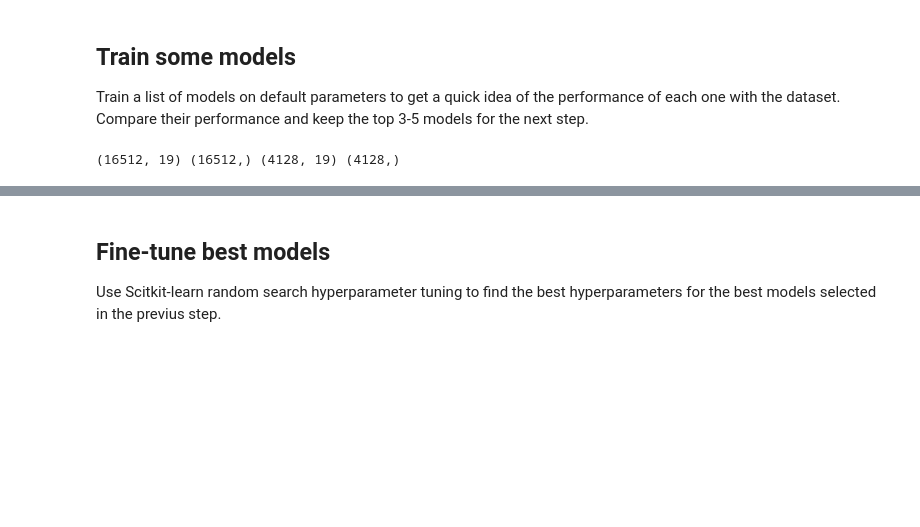
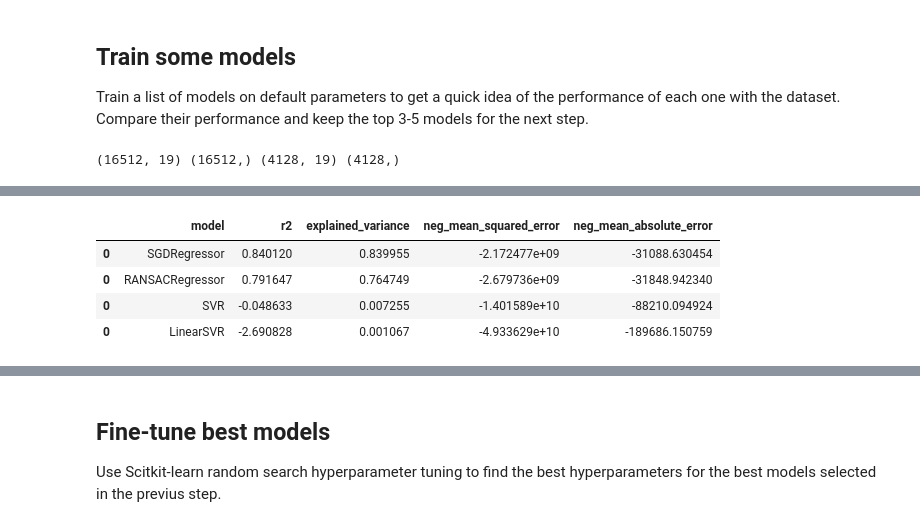
Before and after one commit to mikongame/California-Housing-Prices-Machine-Learning-Test-for-E-sports-Trading-SL, a Jupyter notebook: test_ml.ipynb, the cells around one changed output, grey strips where cells are left out. Saved outputs shown, nothing was run; the diff lists cells and outputs as text; code cells hidden in the pictures; blank space fills up the shorter version.

```diff
--- a/test_ml.ipynb
+++ b/test_ml.ipynb
@@ -366,0 +374,28 @@ models_df
+# %%
+models = {#'LinearRegression': LinearRegression(),
+          #'Ridge': Ridge(),
+          #'Lasso': Lasso(),
+          #'ElasticNet': ElasticNet(),
+          'SGDRegressor': SGDRegressor(),
+          'RANSACRegressor': RANSACRegressor(),
+          'SVR': SVR(),
+          'LinearSVR': LinearSVR(),
+          #'KNeighborsRegressor': KNeighborsRegressor(),
+          #'GaussianProcessRegressor':GaussianProcessRegressor(),
+          #'DecisionTreeRegressor': DecisionTreeRegressor(),
+          #'AdaBoostRegressor': AdaBoostRegressor(),
+          #'BaggingRegressor': BaggingRegressor(),
+          #'RandomForestRegressor': RandomForestRegressor(),
+          #'GradientBoostingRegressor': GradientBoostingRegressor(),
+          #'MLPRegressor': MLPRegressor()
+         }
+# %%
+models_df2 = pd.concat([baseline_report(model, X_train, X_test, y_train, y_test, name) for (name, model) in models.items()])
+models_df2.to_csv('data/output_csv/models_second.csv')
+models_df2
+# %% [output]
+|  | model | r2 | explained_variance | neg_mean_squared_error | neg_mean_absolute_error |
+| 0 | SGDRegressor | 0.840120 | 0.839955 | -2.172477e+09 | -31088.630454 |
+| 0 | RANSACRegressor | 0.791647 | 0.764749 | -2.679736e+09 | -31848.942340 |
+| 0 | SVR | -0.048633 | 0.007255 | -1.401589e+10 | -88210.094924 |
+| 0 | LinearSVR | -2.690828 | 0.001067 | -4.933629e+10 | -189686.150759 |
```
Also changed, not shown: parts of 10 cells of this notebook, 6 other files.
